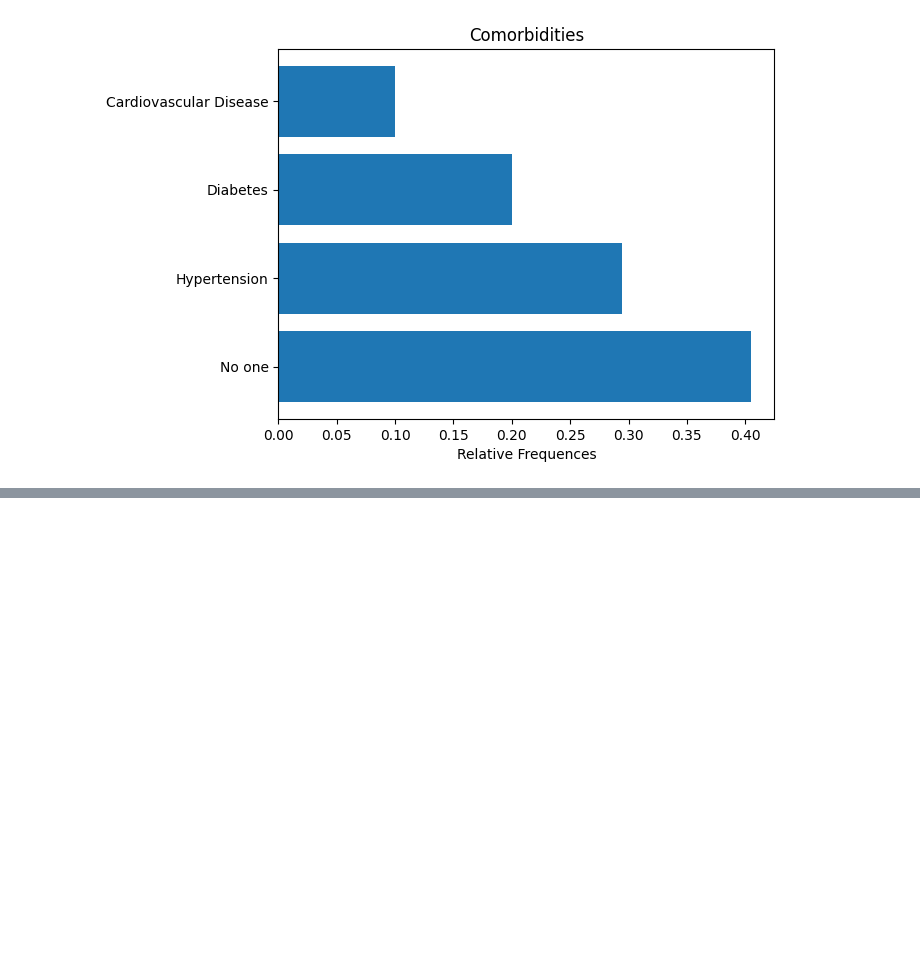
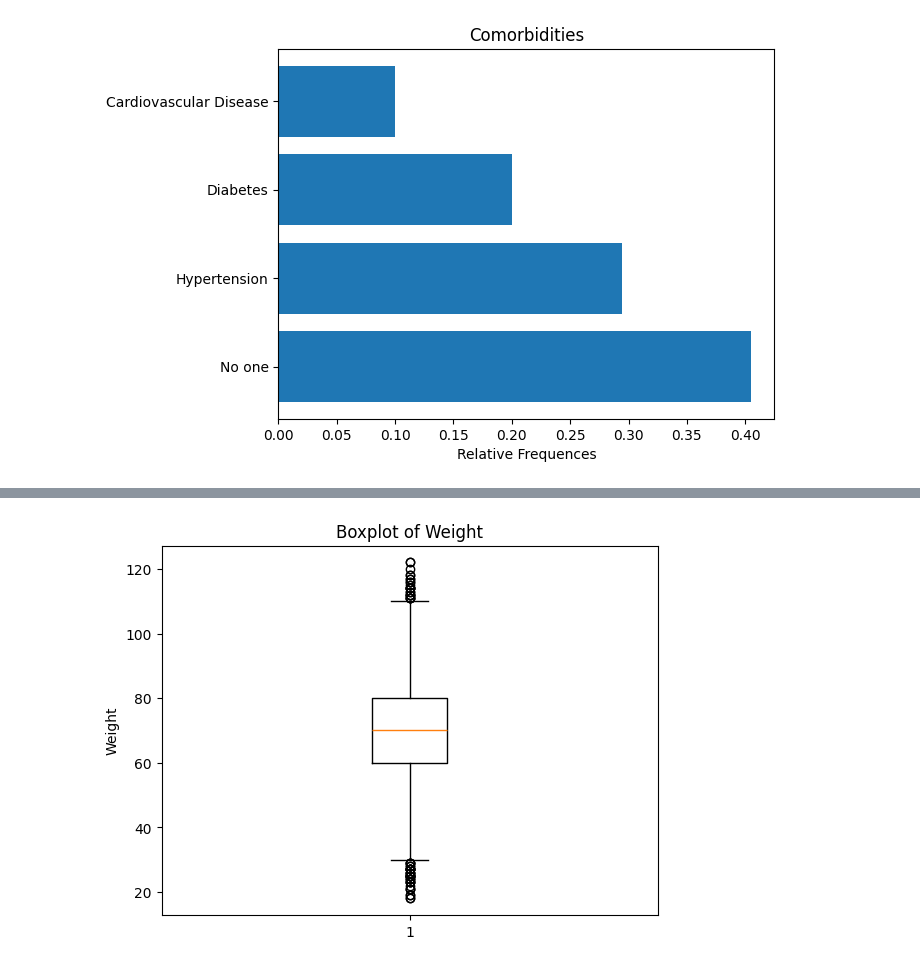
Before and after one commit to andreeriga/Scientific-Visualization-Magistrale, a Jupyter notebook: notebooks/UAE.ipynb, the cells around one changed output, grey strips where cells are left out. Saved outputs shown, nothing was run; the diff lists cells and outputs as text; code cells hidden in the pictures; blank space fills up the shorter version.

```diff
--- a/notebooks/UAE.ipynb
+++ b/notebooks/UAE.ipynb
@@ -199,0 +196,7 @@ plt.show()
+# %%
+plt.boxplot(data['Weight'])
+plt.title("Boxplot of Weight")
+plt.ylabel("Weight")
+plt.show()
+# %% [output]
+[figure, added]
```
Also changed, not shown: parts of 7 cells of this notebook, 5 other files.
